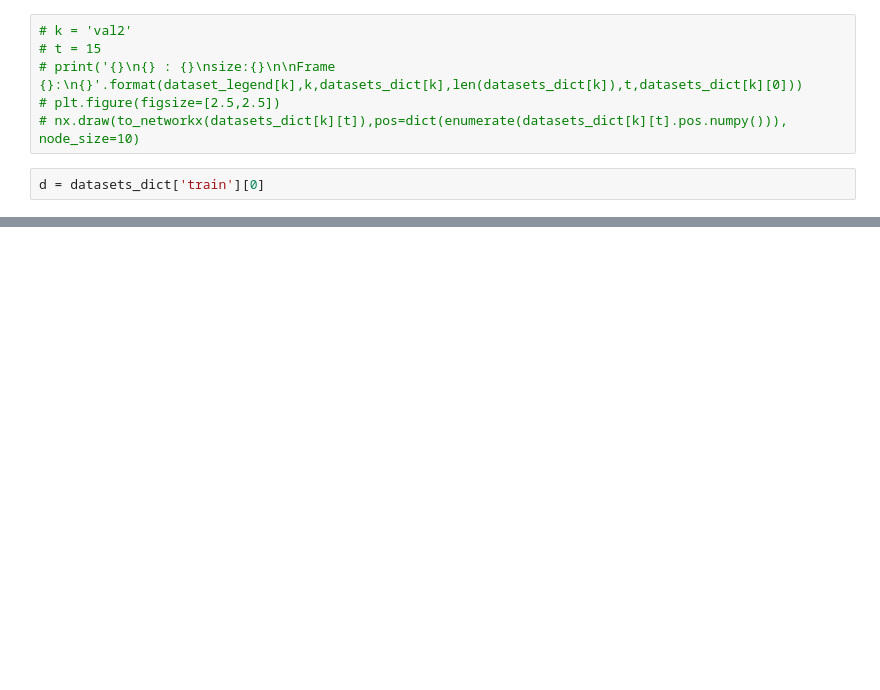
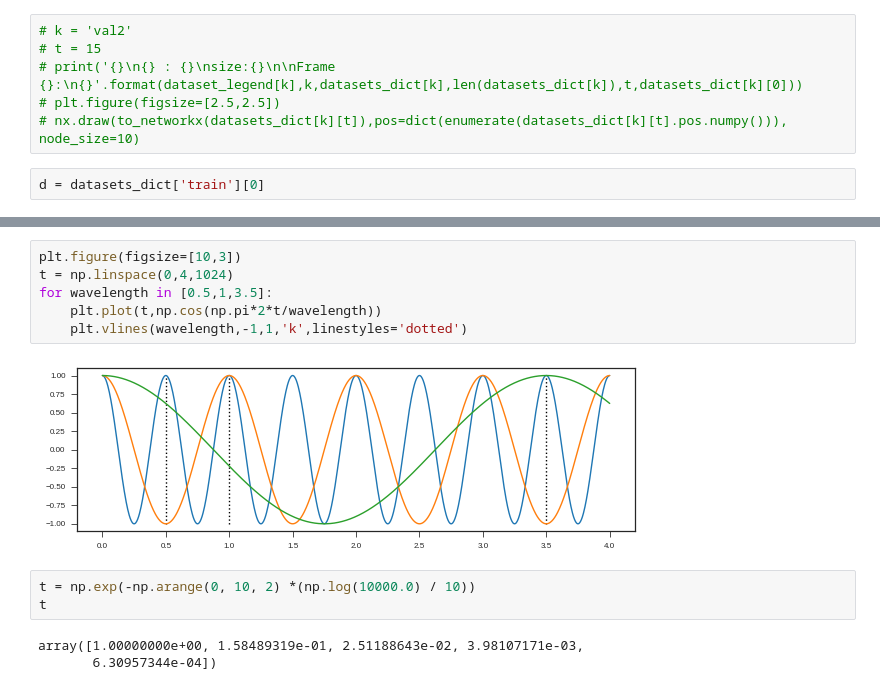
Before and after one commit to mshagirov/simgnn, a Jupyter notebook: nbs/4_tension_sim2real_posenc.ipynb, the cells around one changed output, grey strips where cells are left out. Cells and saved outputs as stored; diff of their text form; blank space fills up the shorter version.

```diff
--- a/nbs/4_tension_sim2real_posenc.ipynb
+++ b/nbs/4_tension_sim2real_posenc.ipynb
@@ -200,0 +202,14 @@ CellData(cell2node_index=[2, 480], cell_pressures=[80], edge_attr=[550, 17], edg
+# %%
+plt.figure(figsize=[10,3])
+t = np.linspace(0,4,1024)
+for wavelength in [0.5,1,3.5]:
+    plt.plot(t,np.cos(np.pi*2*t/wavelength))
+    plt.vlines(wavelength,-1,1,'k',linestyles='dotted')
+# %% [output]
+[figure, added]
+# %%
+t = np.exp(-np.arange(0, 10, 2) *(np.log(10000.0) / 10))
+t
+# %% [output]
+array([1.00000000e+00, 1.58489319e-01, 2.51188643e-02, 3.98107171e-03,
+       6.30957344e-04])
```
Also changed, not shown: parts of 6 cells of this notebook.
